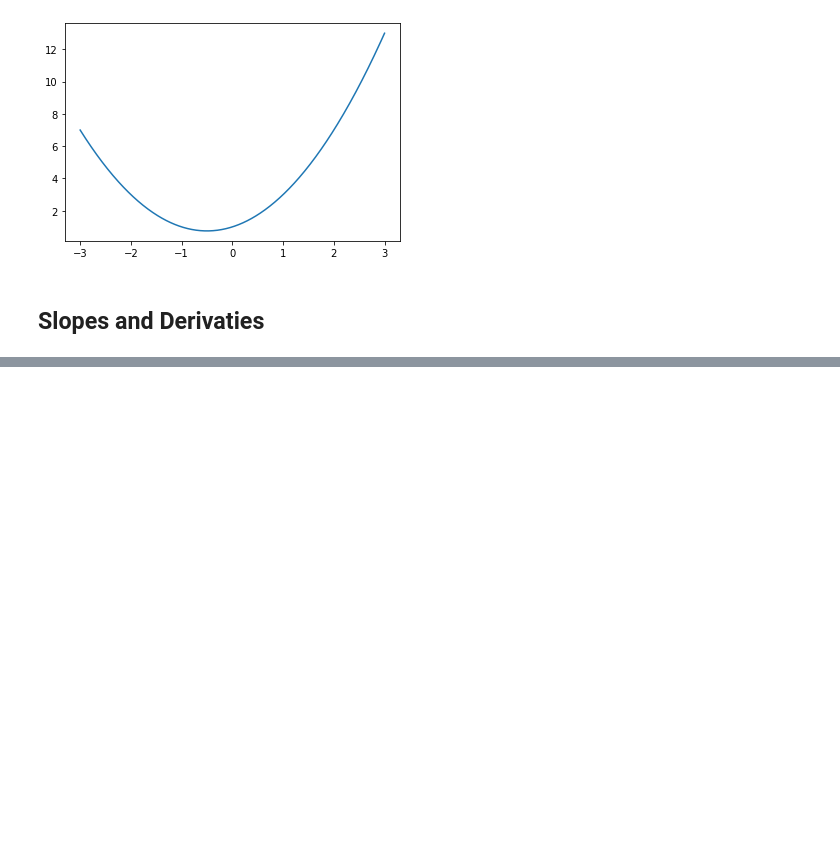
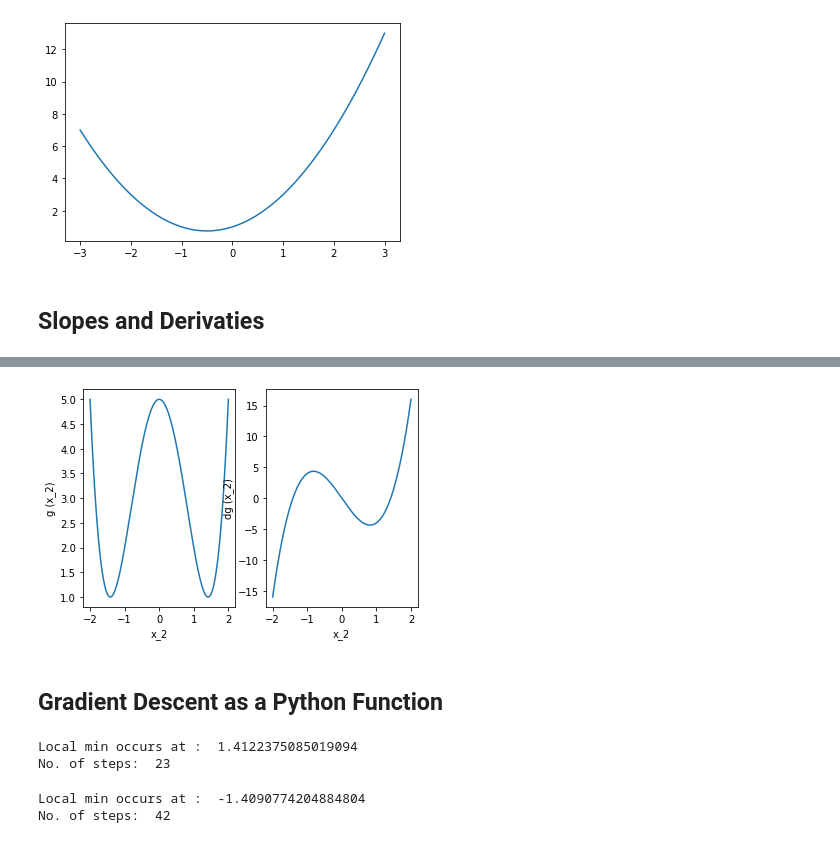
Before and after one commit to sid-py/Complete-Data-Science-and-Machine-Learning-Bootcamp-Udemy, a Jupyter notebook: section_4/03_gradient_descent.ipynb, the cells around one changed output, grey strips where cells are left out. Saved outputs shown, nothing was run; the diff lists cells and outputs as text; code cells hidden in the pictures; blank space fills up the shorter version.

```diff
--- a/section_4/03_gradient_descent.ipynb
+++ b/section_4/03_gradient_descent.ipynb
@@ -72,0 +104,26 @@ plt.show()
+# %%
+#  Make some data
+x_2 = np.linspace(-2,2,1000)
+
+def g(x):
+    return x**4 - 4*x**2 + 5
+
+def dg(x):
+    return 4*x**3 - 8*x
+# %%
+#  First Plot
+plt.subplot(1,2,1)
+plt.plot(x_2, g(x_2))
+plt.xlabel("x_2")
+plt.ylabel("g (x_2)")
+
+#  Second Plot
+plt.subplot(1,2,2)
+plt.plot(x_2, dg(x_2))
+plt.xlabel("x_2")
+plt.ylabel("dg (x_2)")
+plt.show()
+# %% [output]
+[figure, added]
+# %% [markdown]
+## Gradient Descent as a Python Function
@@ -72,0 +152,14 @@ plt.show()
+# %%
+local_min, list_x , deriv_list = gradient_descent(dg, 0.5, 0.02, 0.001)
+print("Local min occurs at : ", local_min)
+print("No. of steps: ", len(list_x))
+# %% [output]
+Local min occurs at :  1.4122375085019094
+No. of steps:  23
+# %%
+local_min, list_x , deriv_list = gradient_descent(dg, -0.5, 0.01)
+print("Local min occurs at : ", local_min)
+print("No. of steps: ", len(list_x))
+# %% [output]
+Local min occurs at :  -1.4090774204884804
+No. of steps:  42
```
Also changed, not shown: parts of 7 cells of this notebook.
